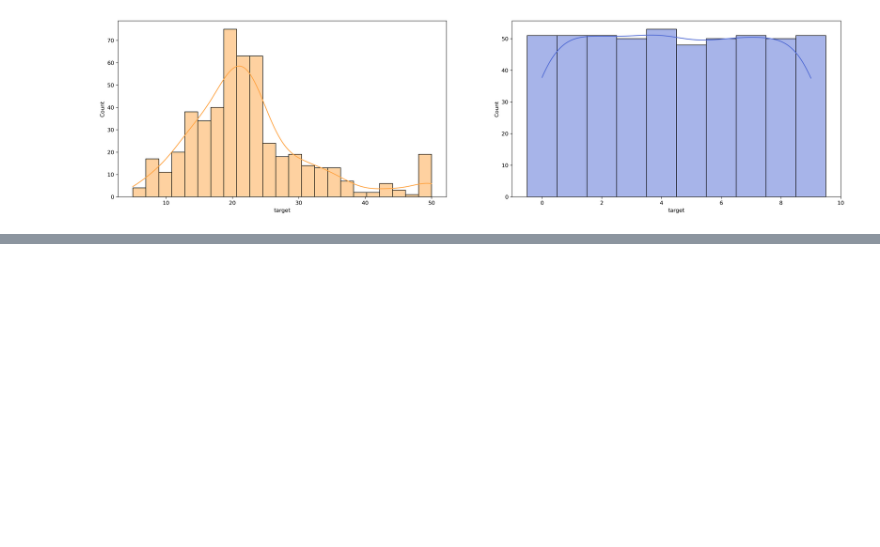
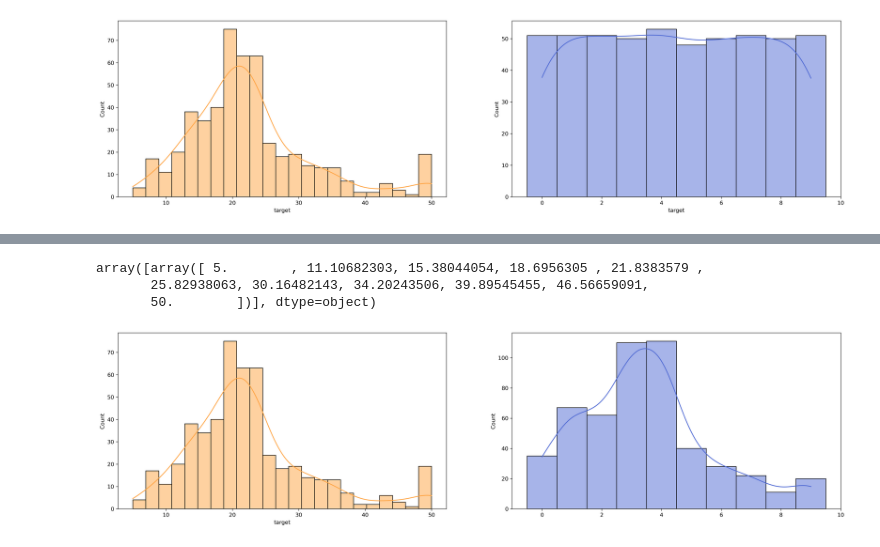
Before and after one commit to ashen007/Feature_enginering, a Jupyter notebook: notebooks/Variable Discretization.ipynb, the cells around one changed output, grey strips where cells are left out. Saved outputs shown, nothing was run; the diff lists cells and outputs as text; code cells hidden in the pictures; blank space fills up the shorter version.

```diff
--- a/notebooks/Variable Discretization.ipynb
+++ b/notebooks/Variable Discretization.ipynb
@@ -102,0 +111,18 @@ plt.show()
+# %%
+disc = KBinsDiscretizer(n_bins=10,encode='ordinal',strategy='kmeans')
+disc.fit(data[['target']])
+disc.bin_edges_
+# %% [output]
+array([array([ 5.        , 11.10682303, 15.38044054, 18.6956305 , 21.8383579 ,
+       25.82938063, 30.16482143, 34.20243506, 39.89545455, 46.56659091,
+       50.        ])], dtype=object)
+# %%
+data_tar_disc = disc.transform(data[['target']])
+
+fig,axes = plt.subplots(nrows=1,ncols=2,figsize=[24,6],dpi=300)
+axes = axes.ravel()
+sns.histplot(x=data.target,kde=True,color='#FEA443',ax=axes[0])
+sns.histplot(x=data_tar_disc.reshape(1,-1)[0],kde=True,discrete=True,color='#506AD4',ax=axes[1])
+plt.show()
+# %% [output]
+[figure, added]
```
Also changed, not shown: parts of 1 cell of this notebook.
